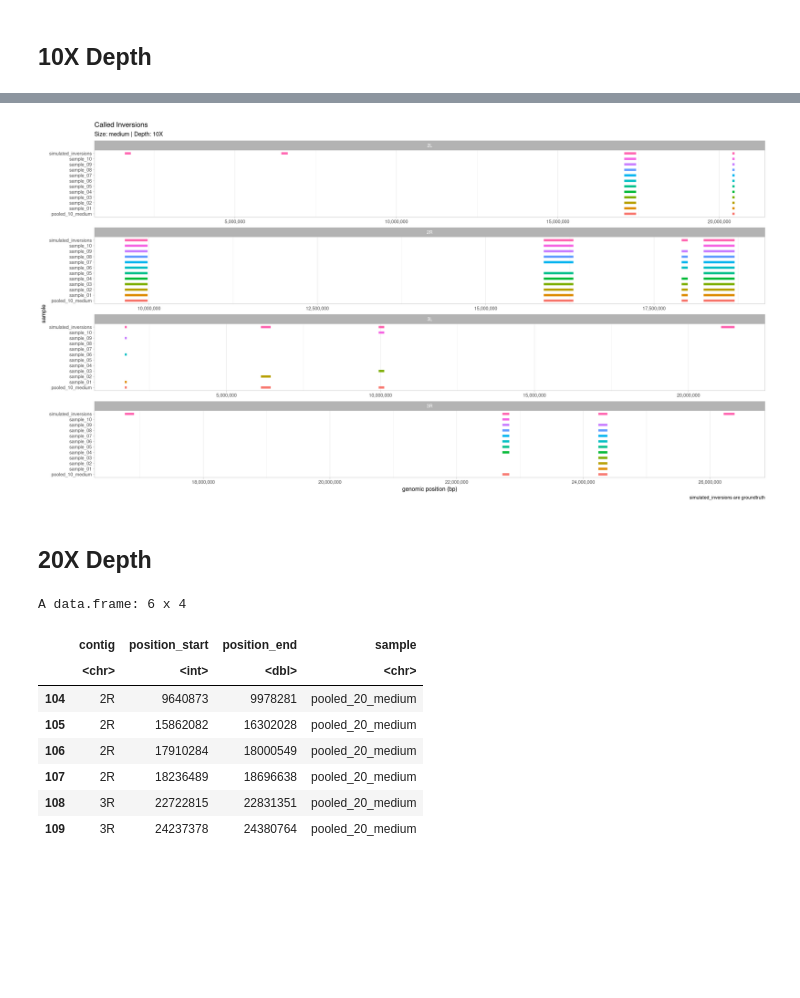
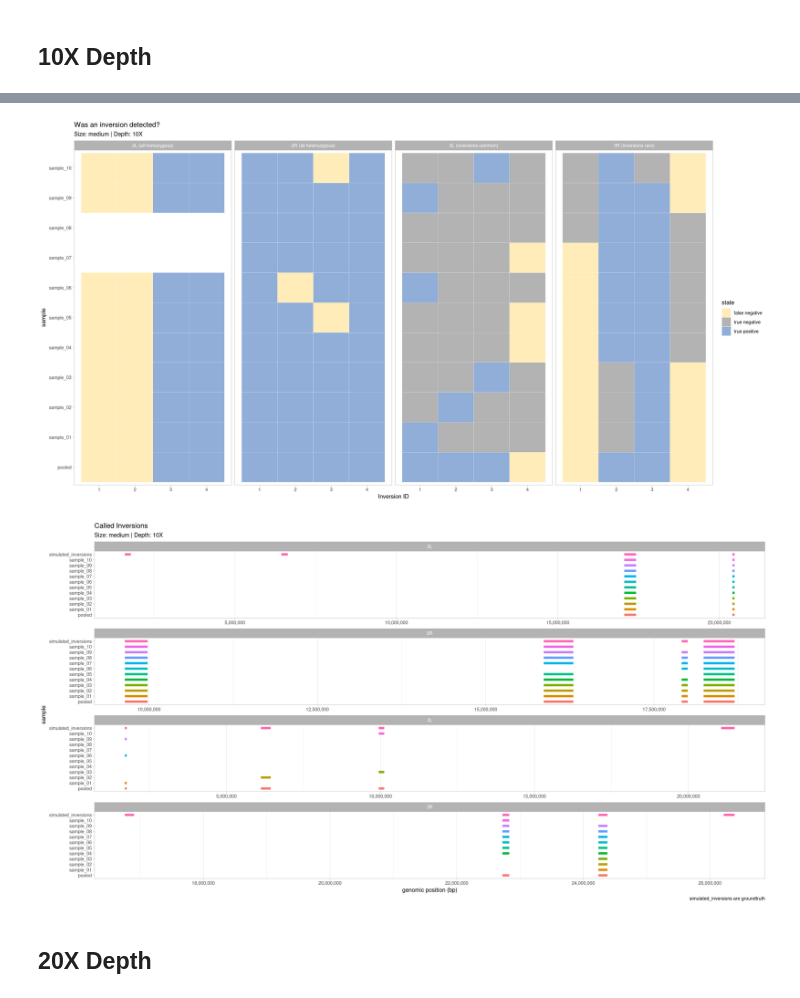
Before and after one commit to pdimens/haplotagging_simulations, a Jupyter notebook: check_called_inversions_medium.ipynb, the cells around one changed output, grey strips where cells are left out. Saved outputs shown, nothing was run; the diff lists cells and outputs as text; code cells hidden in the pictures; blank space fills up the shorter version.

```diff
--- a/check_called_inversions_medium.ipynb
+++ b/check_called_inversions_medium.ipynb
@@ -126,19 +156,7 @@ A data.frame: 6 x 4
-# %%
-plot_data(depth_10X, .size, 10)
-# %% [output]
-[figure, removed]
+# %%
+assessment_10X <- summarize_performance(10, performance, .size)
+# %% [output]
+[figure, added]
+[figure, added]
 # %% [markdown]
 ## 20X Depth
-# %%
-depth_20X <- read_data(.size, 20)
-tail(depth_20X)
-# %% [output]
-A data.frame: 6 x 4
-|  | contig | position_start | position_end | sample |
-|  | <chr> | <int> | <dbl> | <chr> |
-| 104 | 2R | 9640873 | 9978281 | pooled_20_medium |
-| 105 | 2R | 15862082 | 16302028 | pooled_20_medium |
-| 106 | 2R | 17910284 | 18000549 | pooled_20_medium |
-| 107 | 2R | 18236489 | 18696638 | pooled_20_medium |
-| 108 | 3R | 22722815 | 22831351 | pooled_20_medium |
-| 109 | 3R | 24237378 | 24380764 | pooled_20_medium |
```
Also changed, not shown: parts of 22 cells of this notebook, 15 other files.
